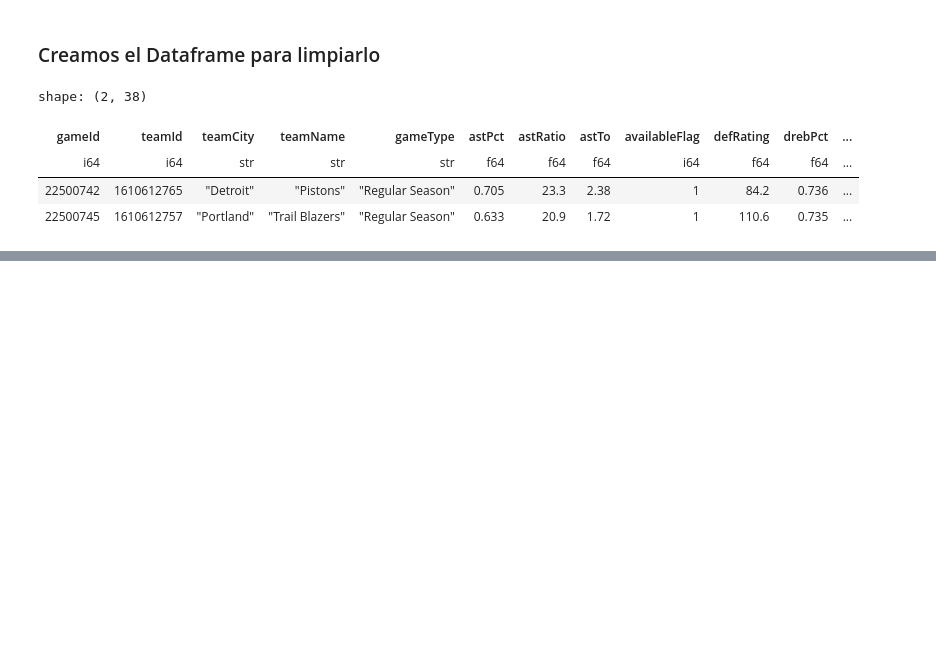
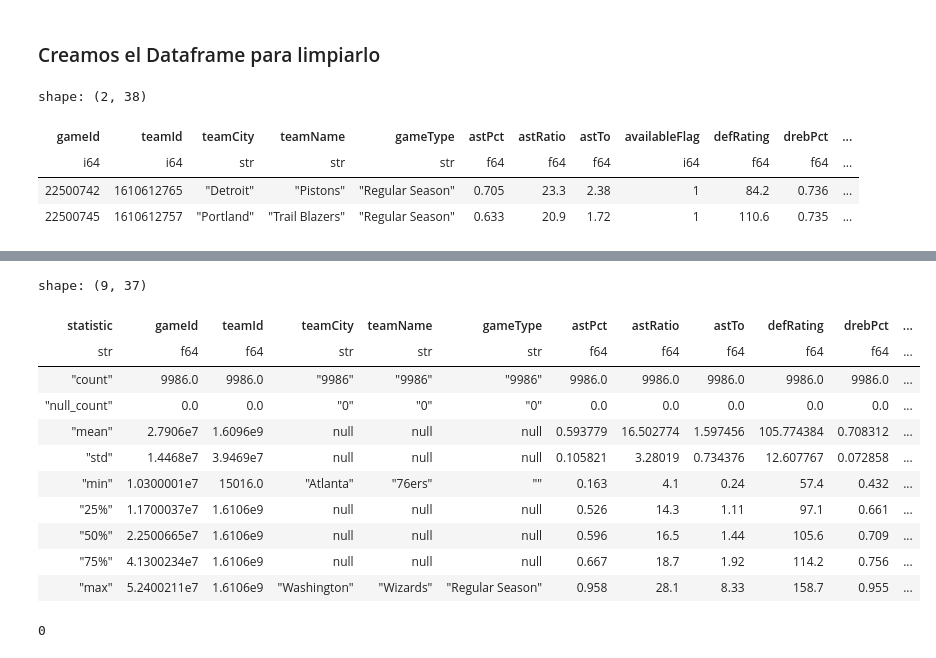
Before and after one commit to mateorzan/polarsNBA, a Jupyter notebook: notebooks/Team_stats.ipynb, the cells around one changed output, grey strips where cells are left out. Cells and saved outputs as stored; diff of their text form; code cells hidden in the pictures; blank space fills up the shorter version.

Commit message:
Limpieza de Datos en los Notebooks de Players, Schedule y Team_stats.

```diff
--- a/notebooks/Team_stats.ipynb
+++ b/notebooks/Team_stats.ipynb
@@ -152,3 +152,8 @@ shape: (2, 38)
 | i64 | i64 | str | str | str | f64 | f64 | f64 | i64 | f64 | f64 | ... |
 | 22500742 | 1610612765 | "Detroit" | "Pistons" | "Regular Season" | 0.705 | 23.3 | 2.38 | 1 | 84.2 | 0.736 | ... |
 | 22500745 | 1610612757 | "Portland" | "Trail Blazers" | "Regular Season" | 0.633 | 20.9 | 1.72 | 1 | 110.6 | 0.735 | ... |
+# %%
+# Eliminamos columnas que no aportan información relevante para el análisis
+columnas_a_eliminar = ["availableFlag", "teamName_right"]
+
+df_team_stats = df_team_stats.drop(columnas_a_eliminar)
@@ -154,0 +167,13 @@ shape: (2, 38)
+# %%
+# Rellenar valores nulos con un valor específico
+df_team_stats = df_team_stats.with_columns(
+    pl.col("drebPct").fill_null(pl.col("drebPct").median()),
+    pl.col("orebPct").fill_null(pl.col("orebPct").median()),
+    pl.col("rebPct").fill_null(pl.col("rebPct").median())
+)
+# %%
+# Esto elimina cualquier fila donde CUALQUIERA de estas columnas sea null
+df_team_stats = df_team_stats.filter(
+    pl.col("teamCity").is_not_null(),
+    pl.col("wl").is_not_null()
+)
@@ -154,0 +187,19 @@ shape: (2, 38)
+# %%
+df_team_stats.describe()
+# %% [output]
+shape: (9, 37)
+| statistic | gameId | teamId | teamCity | teamName | gameType | astPct | astRatio | astTo | defRating | drebPct | ... |
+| str | f64 | f64 | str | str | str | f64 | f64 | f64 | f64 | f64 | ... |
+| "count" | 9986.0 | 9986.0 | "9986" | "9986" | "9986" | 9986.0 | 9986.0 | 9986.0 | 9986.0 | 9986.0 | ... |
+| "null_count" | 0.0 | 0.0 | "0" | "0" | "0" | 0.0 | 0.0 | 0.0 | 0.0 | 0.0 | ... |
+| "mean" | 2.7906e7 | 1.6096e9 | null | null | null | 0.593779 | 16.502774 | 1.597456 | 105.774384 | 0.708312 | ... |
+| "std" | 1.4468e7 | 3.9469e7 | null | null | null | 0.105821 | 3.28019 | 0.734376 | 12.607767 | 0.072858 | ... |
+| "min" | 1.0300001e7 | 15016.0 | "Atlanta" | "76ers" | "" | 0.163 | 4.1 | 0.24 | 57.4 | 0.432 | ... |
+| "25%" | 1.1700037e7 | 1.6106e9 | null | null | null | 0.526 | 14.3 | 1.11 | 97.1 | 0.661 | ... |
+| "50%" | 2.2500665e7 | 1.6106e9 | null | null | null | 0.596 | 16.5 | 1.44 | 105.6 | 0.709 | ... |
+| "75%" | 4.1300234e7 | 1.6106e9 | null | null | null | 0.667 | 18.7 | 1.92 | 114.2 | 0.756 | ... |
+| "max" | 5.2400211e7 | 1.6106e9 | "Washington" | "Wizards" | "Regular Season" | 0.958 | 28.1 | 8.33 | 158.7 | 0.955 | ... |
+# %%
+df_team_stats.is_duplicated().sum()
+# %% [output]
+0
```
Also changed, not shown: parts of 2 cells of this notebook, 2 other files.
